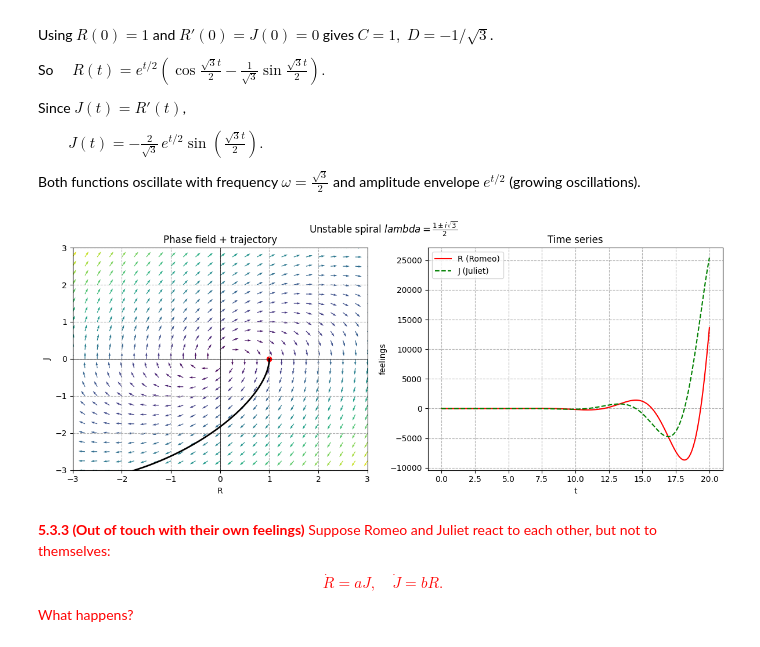
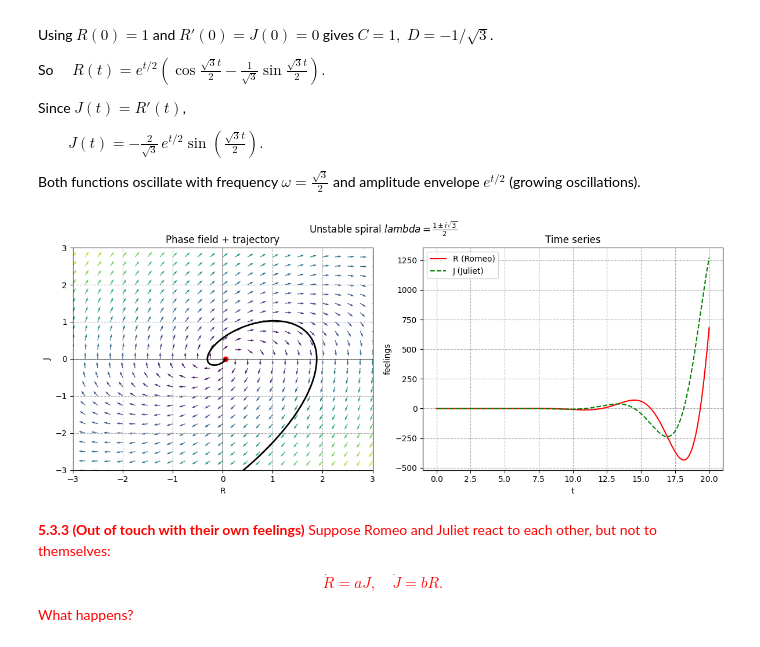
Before and after one commit to Chaks1603/Python-Assignments, a Jupyter notebook: Chaotic Systems/2D Maps/Love Affairs.ipynb, the cells around one changed output. Cells and saved outputs as stored; diff of their text form; code cells hidden in the pictures.

```diff
--- a/Chaotic Systems/2D Maps/Love Affairs.ipynb
+++ b/Chaotic Systems/2D Maps/Love Affairs.ipynb
@@ -133,10 +134,10 @@ def plot_system(A, x0, t_span=(0,20), title=""):
 # %%
 A1 = np.array([[ 0,1],
                [-1,1]])
 
-plot_system(A1, x0=[1,0], t_span=(0,20), title=r"Unstable spiral $lambda=\frac{1\pm i\sqrt{3}}{2}$")
+plot_system(A1, x0=[0.05,0.0], t_span=(0,20), title=r"Unstable spiral $lambda=\frac{1\pm i\sqrt{3}}{2}$")
 # %% [output]
-[figure, old version]
+[figure, new version]
 # %% [markdown]
 
 <span style="color:red">**5.3.3 (Out of touch with their own feelings)**
```
Also changed, not shown: parts of 5 cells of this notebook.
